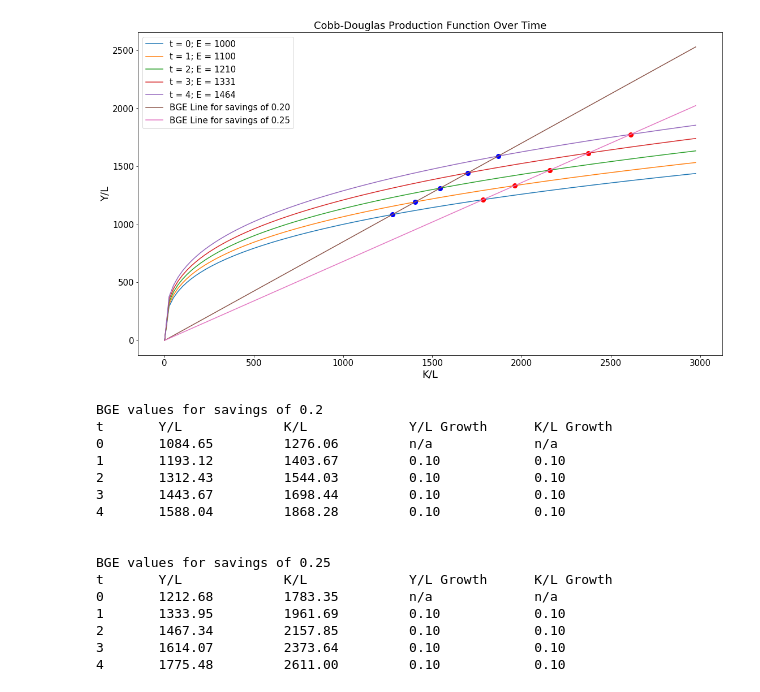
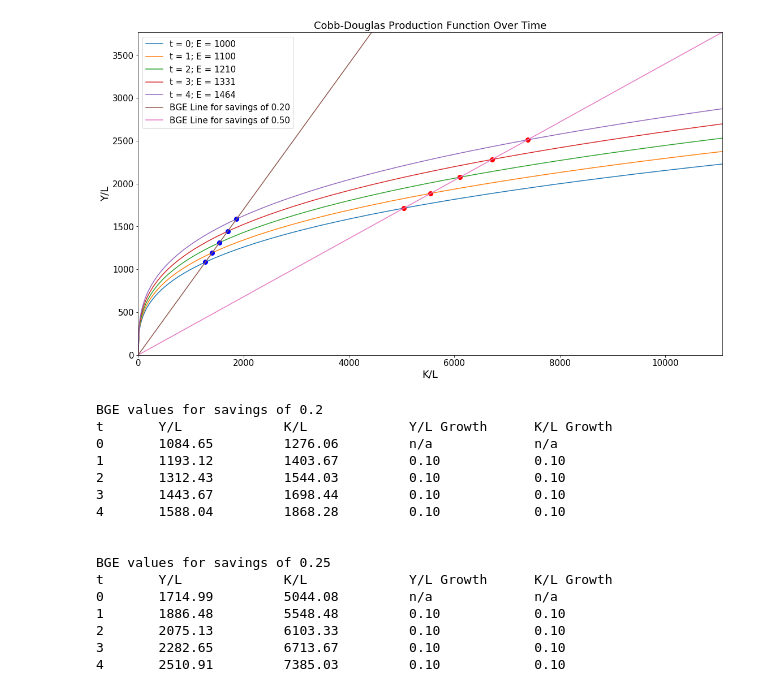
Before and after one commit to henryzxu/econ-100b, a Jupyter notebook: piazza/@81.ipynb, the cells around one changed output. Saved outputs shown, nothing was run; the diff lists cells and outputs as text; code cells hidden in the pictures.

```diff
--- a/piazza/@81.ipynb
+++ b/piazza/@81.ipynb
@@ -5,12 +5,12 @@ from IPython.display import display
 
 %matplotlib inline
 # %%
-k_over_l_values = np.arange(0, 3000, 25)
+k_over_l_values = np.arange(0, 20000, 25)
 # number from lecture 2/13
 e = 1000
 g = .10 # exaggerated for visual effect (according to a 2015 BLS report, growth is at around 0.011)
 savings = 0.2
-savings_2 = 0.25
+savings_2 = 0.50
 depreciation = 0.05
 alpha = 1/3
 y_over_k = (depreciation + g + n) / savings
@@ -36,34 +36,36 @@ for i in range(5):
     e = e * (1 + g)
 plt.plot(k_over_l_values, k_over_l_values * y_over_k, label = "BGE Line for savings of %.2f" % savings)
 plt.plot(k_over_l_values, k_over_l_values * y_over_k_2, label = "BGE Line for savings of %.2f" % savings_2)
 plt.legend(prop={'size': 15})
 plt.xlabel('K/L', fontsize=18)
 plt.ylabel('Y/L', fontsize=18)
 plt.title('Cobb-Douglas Production Function Over Time', fontsize=18)
 plt.tick_params(axis='both', which='major', labelsize=15)
 plt.tick_params(axis='both', which='minor', labelsize=15)
+plt.axis([0, max(bge_vals + bge_vals_2, key=lambda x: x[1])[1] * 1.5,
+          0, max(bge_vals + bge_vals_2, key=lambda x: x[0])[0] * 1.5])
 fig = plt.gcf()
 fig.set_size_inches(18.5, 10.5)
 plt.show(fig)
 fig.savefig('prod_func.png', dpi=100)
 
 
 def print_growth_rates(title, data):
     print(title)
     print("{}\t{}\t\t{}\t\t{}\t{}".format("t", "Y/L", "K/L", "Y/L Growth",
                                       "K/L Growth"))
     for i in range(len(data)):
         if i > 0:
             print("{}\t{:.2f}\t\t{:.2f}\t\t{:.2f}\t\t{:.2f}".format(i, data[i][0], data[i][1], (data[i][0] - data[i-1][0]) / data[i-1][0],
                                          (data[i][1] - data[i-1][1]) / data[i-1][1]))
         else:
             print("{}\t{:.2f}\t\t{:.2f}\t\t{}\t\t{}".format(i, data[i][0], data[i][1], "n/a", "n/a"))
 
 print_growth_rates("BGE values for savings of 0.2", bge_vals)
 print("\n")
 print_growth_rates("BGE values for savings of 0.25", bge_vals_2)
 # %% [output]
-[figure, old version]
+[figure, new version]
 BGE values for savings of 0.2
 t       Y/L             K/L             Y/L Growth      K/L Growth
 0       1084.65         1276.06         n/a             n/a
@@ -75,8 +77,8 @@ t       Y/L             K/L             Y/L Growth      K/L Growth
 
 BGE values for savings of 0.25
 t       Y/L             K/L             Y/L Growth      K/L Growth
-0       1212.68         1783.35         n/a             n/a
-1       1333.95         1961.69         0.10            0.10
-2       1467.34         2157.85         0.10            0.10
-3       1614.07         2373.64         0.10            0.10
-4       1775.48         2611.00         0.10            0.10
+0       1714.99         5044.08         n/a             n/a
+1       1886.48         5548.48         0.10            0.10
+2       2075.13         6103.33         0.10            0.10
+3       2282.65         6713.67         0.10            0.10
+4       2510.91         7385.03         0.10            0.10
```
